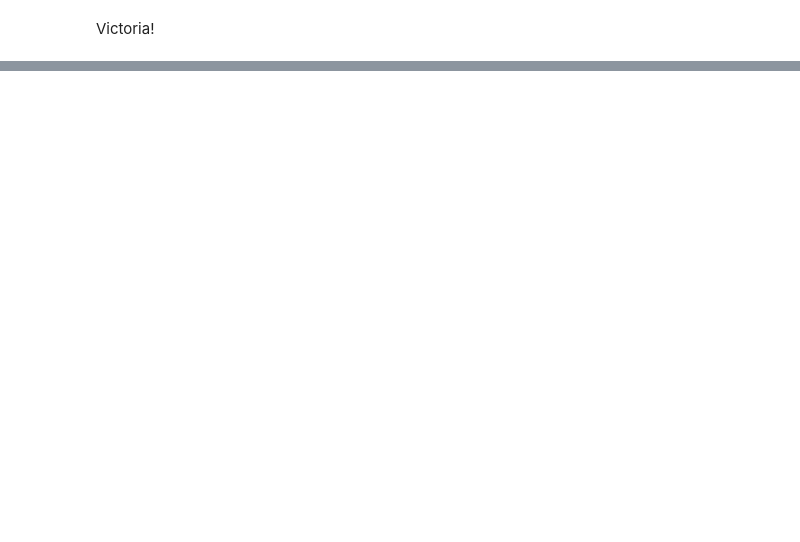
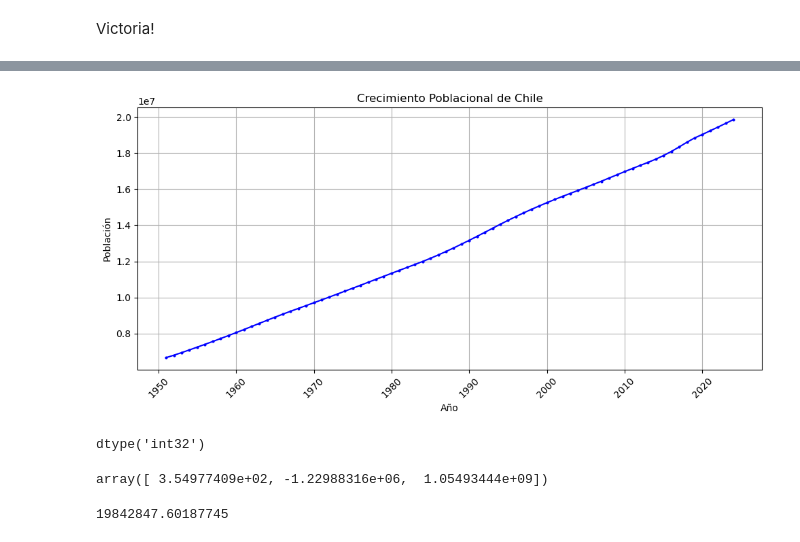
Before and after one commit to Hysteric-Larva/MAT417-Series-de-tiempo, a Jupyter notebook: Tarea 1 Series Temporales.ipynb, the cells around one changed output, grey strips where cells are left out. Drawn from its saved outputs; the diff is of its cells as text; code cells hidden in the pictures; blank space fills up the shorter version.

```diff
--- a/Tarea 1 Series Temporales.ipynb
+++ b/Tarea 1 Series Temporales.ipynb
@@ -168,0 +177,2 @@ Victoria!
+# %%
+ df1 = pd.read_excel('./Poblacion de Chile.xls', index_col=None, header=None)
@@ -168,0 +188,14 @@ Victoria!
+# %%
+data = df1[[0,1,2]].drop(0)
+pred = df1[[4,5,6]].drop(0)
+colname = data.iloc[0].tolist()
+
+# Renombrar las columnas
+data.columns = colname
+colname2 = pred.iloc[0].tolist()
+
+# Renombrar las columnas
+pred.columns = colname2
+
+data = data.iloc[1:].dropna()
+pred = pred.iloc[1:].dropna()
@@ -168,0 +218,22 @@ Victoria!
+# %%
+# Crear la gráfica
+plt.figure(figsize=(10, 5))
+plt.plot(data['Año'], data['Población'], marker='o', linestyle='-', color='b', markersize=2)
+
+# Configurar etiquetas y título
+plt.title('Crecimiento Poblacional de Chile')
+plt.xlabel('Año')
+plt.ylabel('Población')
+plt.grid()
+plt.xticks(rotation=45)  # Rotar las etiquetas del eje X para mejor legibilidad
+# Formatear los valores del eje Y en millones
+# Mostrar la gráfica
+plt.tight_layout()  # Ajustar el layout para que no se solapen los elementos
+plt.savefig('Serie Temporal cuevas.jpg', format='jpg')
+plt.show()
+# %% [output]
+[figure, added]
+# %%
+data["Año"].astype(int).dtype
+# %% [output]
+dtype('int32')
@@ -168,0 +242,4 @@ Victoria!
+# %%
+coef
+# %% [output]
+array([ 3.54977409e+02, -1.22988316e+06,  1.05493444e+09])
@@ -168,0 +248,4 @@ Victoria!
+# %%
+y(2024)
+# %% [output]
+19842847.60187745
```
Also changed, not shown: parts of 15 cells of this notebook.
